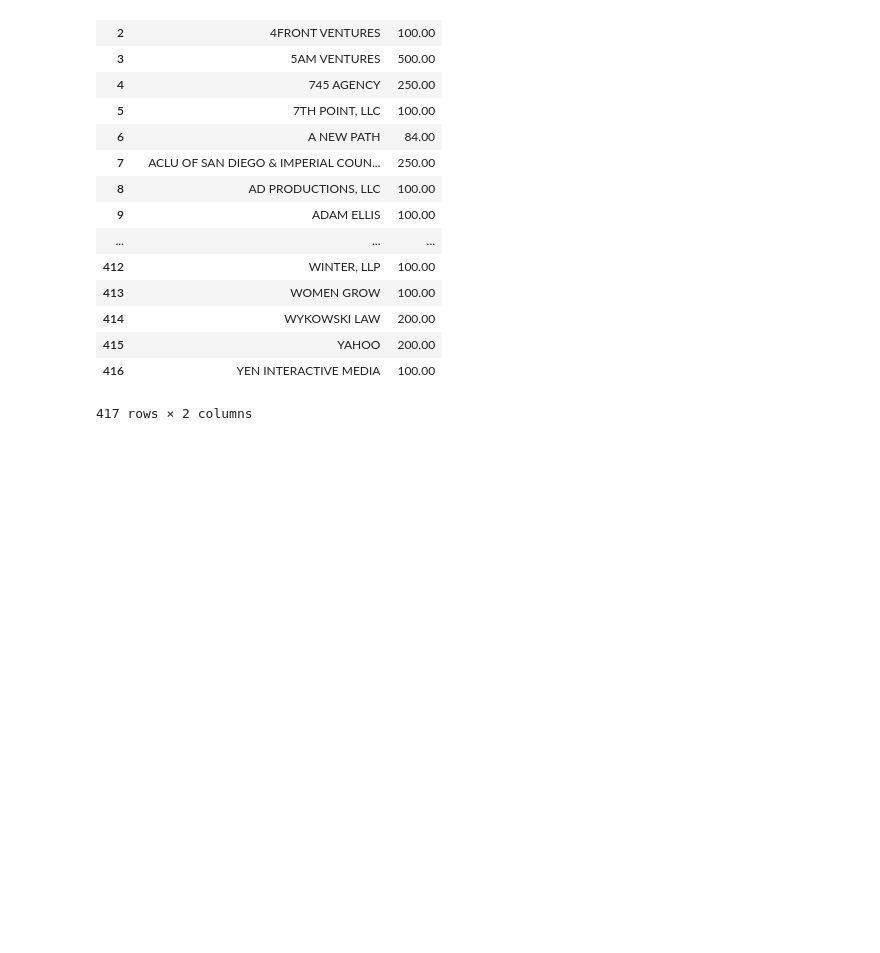
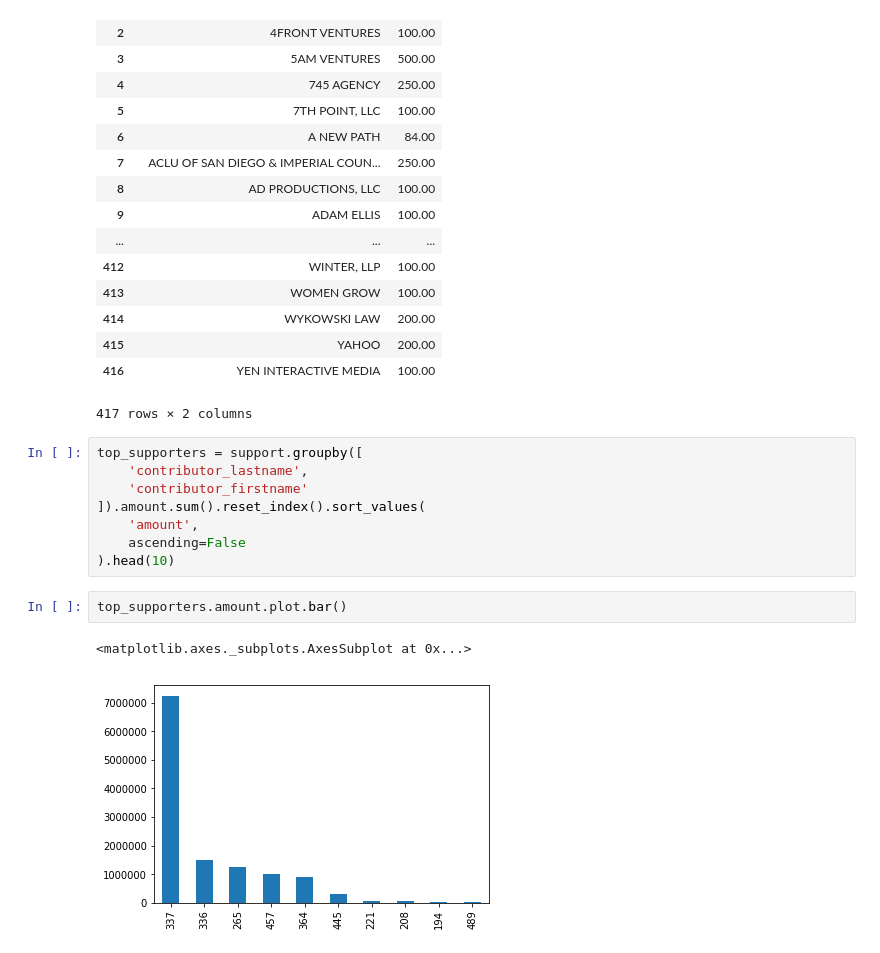
Before and after one commit to JoeYerardi/first-python-notebook, a Jupyter notebook: Untitled.ipynb, the cells around one changed output. Cells and saved outputs as stored; diff of their text form; blank space fills up the shorter version.

Commit message:
Added matplotlib

```diff
--- a/Untitled.ipynb
+++ b/Untitled.ipynb
@@ -406,3 +408,16 @@ merged.groupby(["contributor_employer"]).amount.sum().reset_index().sort_values(
 | 415 | YAHOO | 200.00 |
 | 416 | YEN INTERACTIVE MEDIA | 100.00 |
 417 rows × 2 columns
+# %%
+top_supporters = support.groupby([
+    'contributor_lastname',
+    'contributor_firstname'
+]).amount.sum().reset_index().sort_values(
+    'amount',
+    ascending=False
+).head(10)
+# %%
+top_supporters.amount.plot.bar()
+# %% [output]
+<matplotlib.axes._subplots.AxesSubplot at 0x...>
+[figure, added]
```
Also changed, not shown: parts of 13 cells of this notebook, 2 other files.
